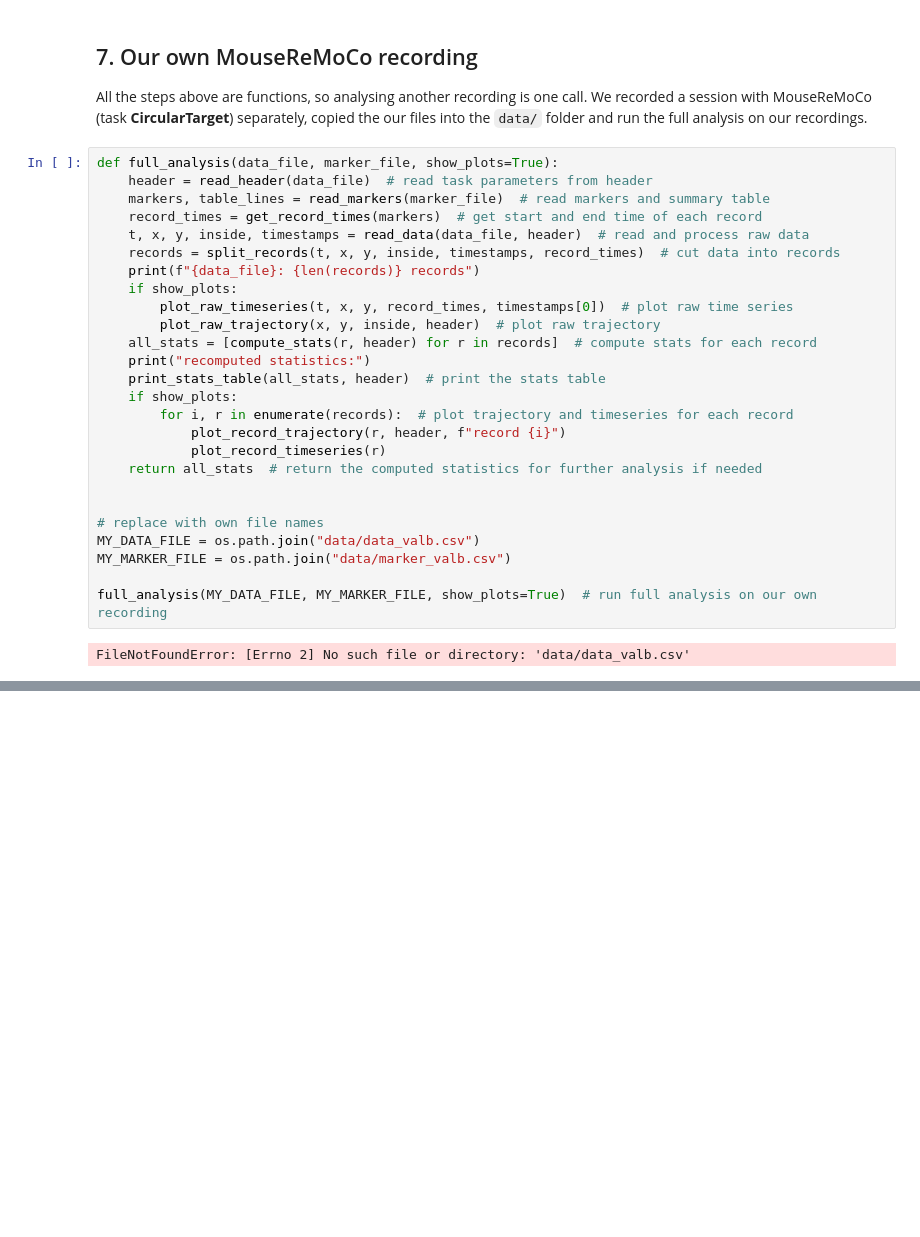
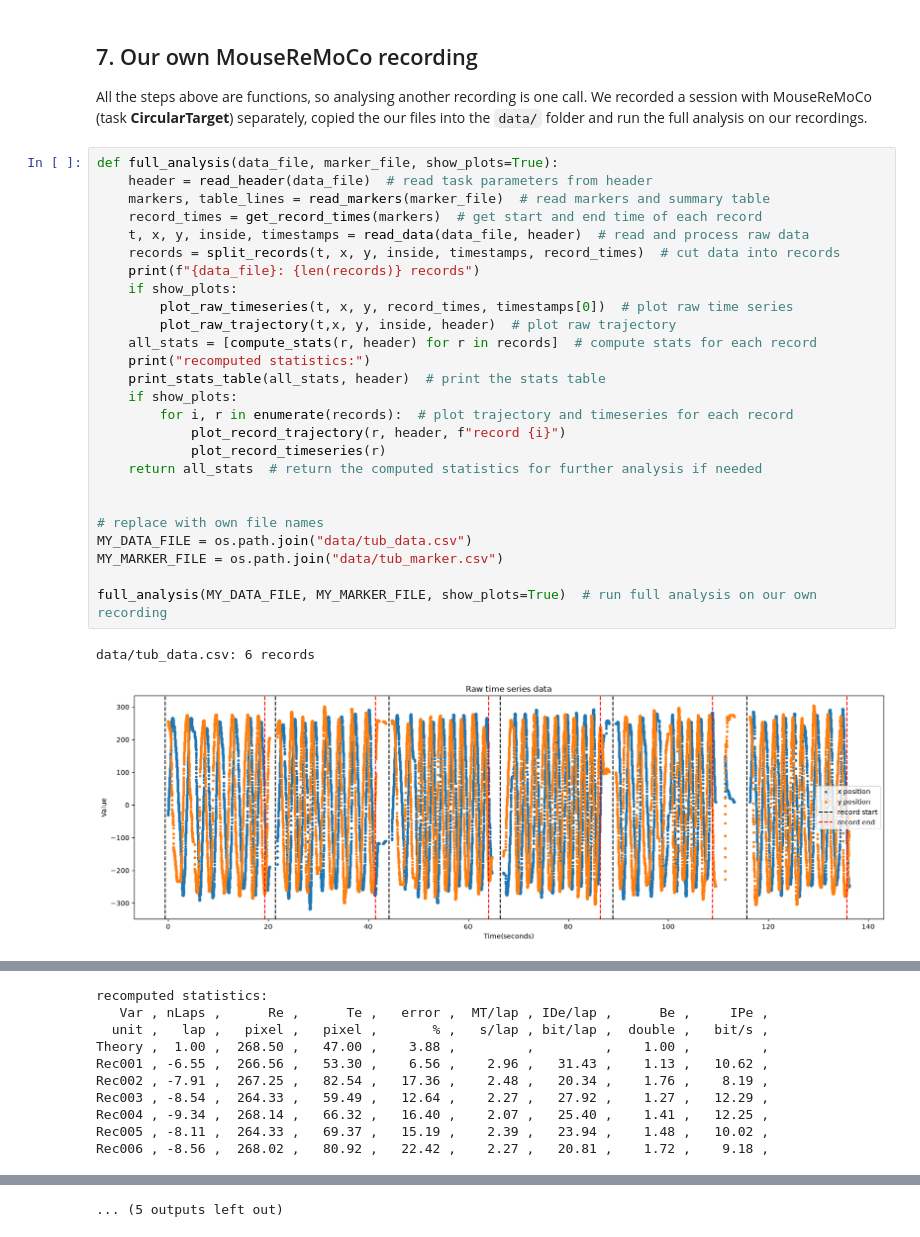
Before and after one commit to ValentinBAL-student/Circular-task, a Jupyter notebook: Circular_Task_MainNotebook.ipynb, the cells around one changed output, grey strips where cells are left out. Saved outputs shown, nothing was run; the diff lists cells and outputs as text; blank space fills up the shorter version.

```diff
--- a/Circular_Task_MainNotebook.ipynb
+++ b/Circular_Task_MainNotebook.ipynb
@@ -422,28 +422,29 @@ We recorded a session with MouseReMoCo (task **CircularTarget**) separately, cop
 # %%
 def full_analysis(data_file, marker_file, show_plots=True):
     header = read_header(data_file)  # read task parameters from header
     markers, table_lines = read_markers(marker_file)  # read markers and summary table
     record_times = get_record_times(markers)  # get start and end time of each record
     t, x, y, inside, timestamps = read_data(data_file, header)  # read and process raw data
     records = split_records(t, x, y, inside, timestamps, record_times)  # cut data into records
     print(f"{data_file}: {len(records)} records")
     if show_plots:
         plot_raw_timeseries(t, x, y, record_times, timestamps[0])  # plot raw time series
-        plot_raw_trajectory(x, y, inside, header)  # plot raw trajectory
+        plot_raw_trajectory(t,x, y, inside, header)  # plot raw trajectory
     all_stats = [compute_stats(r, header) for r in records]  # compute stats for each record
     print("recomputed statistics:")
     print_stats_table(all_stats, header)  # print the stats table
     if show_plots:
         for i, r in enumerate(records):  # plot trajectory and timeseries for each record
             plot_record_trajectory(r, header, f"record {i}")
             plot_record_timeseries(r)
     return all_stats  # return the computed statistics for further analysis if needed
 
 
 # replace with own file names
-MY_DATA_FILE = os.path.join("data/data_valb.csv")
-MY_MARKER_FILE = os.path.join("data/marker_valb.csv")
+MY_DATA_FILE = os.path.join("data/tub_data.csv")
+MY_MARKER_FILE = os.path.join("data/tub_marker.csv")
 
 full_analysis(MY_DATA_FILE, MY_MARKER_FILE, show_plots=True)  # run full analysis on our own recording
 # %% [output]
-FileNotFoundError: [Errno 2] No such file or directory: 'data/data_valb.csv'
+data/tub_data.csv: 6 records
+[figure, added]
@@ -449,0 +452,10 @@ FileNotFoundError: [Errno 2] No such file or directory: 'data/data_valb.csv'
+recomputed statistics:
+   Var , nLaps ,      Re ,      Te ,   error ,  MT/lap , IDe/lap ,      Be ,     IPe ,
+  unit ,   lap ,   pixel ,   pixel ,       % ,   s/lap , bit/lap ,  double ,   bit/s ,
+Theory ,  1.00 ,  268.50 ,   47.00 ,    3.88 ,         ,         ,    1.00 ,         ,
+Rec001 , -6.55 ,  266.56 ,   53.30 ,    6.56 ,    2.96 ,   31.43 ,    1.13 ,   10.62 ,
+Rec002 , -7.91 ,  267.25 ,   82.54 ,   17.36 ,    2.48 ,   20.34 ,    1.76 ,    8.19 ,
+Rec003 , -8.54 ,  264.33 ,   59.49 ,   12.64 ,    2.27 ,   27.92 ,    1.27 ,   12.29 ,
+Rec004 , -9.34 ,  268.14 ,   66.32 ,   16.40 ,    2.07 ,   25.40 ,    1.41 ,   12.25 ,
+Rec005 , -8.11 ,  264.33 ,   69.37 ,   15.19 ,    2.39 ,   23.94 ,    1.48 ,   10.02 ,
+Rec006 , -8.56 ,  268.02 ,   80.92 ,   22.42 ,    2.27 ,   20.81 ,    1.72 ,    9.18 ,
@@ -449,0 +470 @@ FileNotFoundError: [Errno 2] No such file or directory: 'data/data_valb.csv'
+... (5 outputs left out)
```
Also changed, not shown: parts of 1 cell of this notebook.
